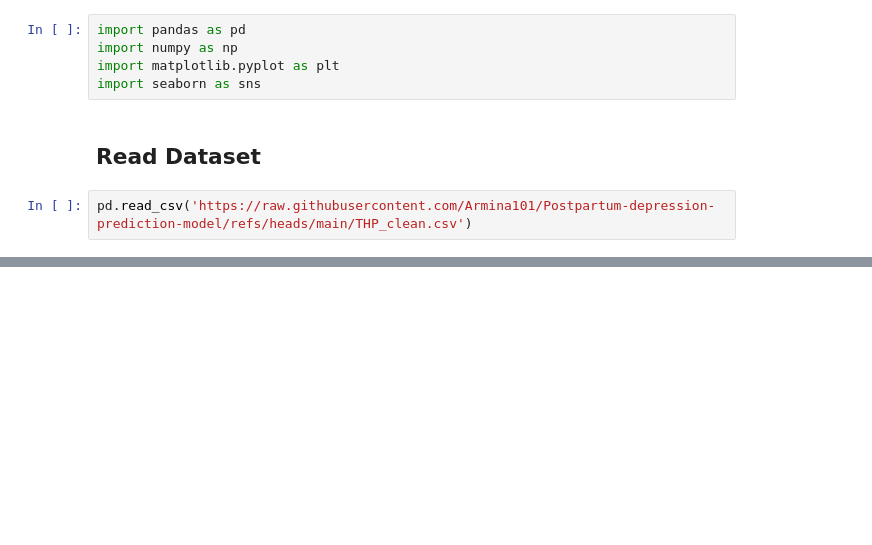
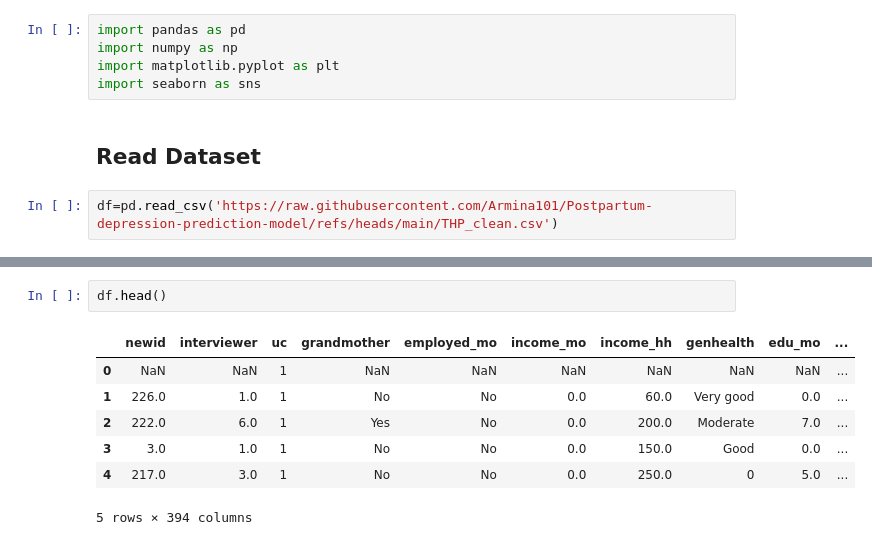
Before and after one commit to Armina101/Postpartum-depression-prediction-model, a Jupyter notebook: postpartum_depression_prediction.ipynb, the cells around one changed output, grey strips where cells are left out. Saved outputs shown, nothing was run; the diff lists cells and outputs as text; blank space fills up the shorter version.

```diff
--- a/postpartum_depression_prediction.ipynb
+++ b/postpartum_depression_prediction.ipynb
@@ -12,4 +12,4 @@ import seaborn as sns
 # %% [markdown]
 ## **Read Dataset**
 # %%
-pd.read_csv('https://raw.githubusercontent.com/Armina101/Postpartum-depression-prediction-model/refs/heads/main/THP_clean.csv')
+df=pd.read_csv('https://raw.githubusercontent.com/Armina101/Postpartum-depression-prediction-model/refs/heads/main/THP_clean.csv')
@@ -29,0 +16,10 @@ pd.read_csv('https://raw.githubusercontent.com/Armina101/Postpartum-depression-p
+# %%
+df.head()
+# %% [output]
+|  | newid | interviewer | uc | grandmother | employed_mo | income_mo | income_hh | genhealth | edu_mo | ... |
+| 0 | NaN | NaN | 1 | NaN | NaN | NaN | NaN | NaN | NaN | ... |
+| 1 | 226.0 | 1.0 | 1 | No | No | 0.0 | 60.0 | Very good | 0.0 | ... |
+| 2 | 222.0 | 6.0 | 1 | Yes | No | 0.0 | 200.0 | Moderate | 7.0 | ... |
+| 3 | 3.0 | 1.0 | 1 | No | No | 0.0 | 150.0 | Good | 0.0 | ... |
+| 4 | 217.0 | 3.0 | 1 | No | No | 0.0 | 250.0 | 0 | 5.0 | ... |
+5 rows × 394 columns
```
Also changed, not shown: parts of 8 cells of this notebook.
